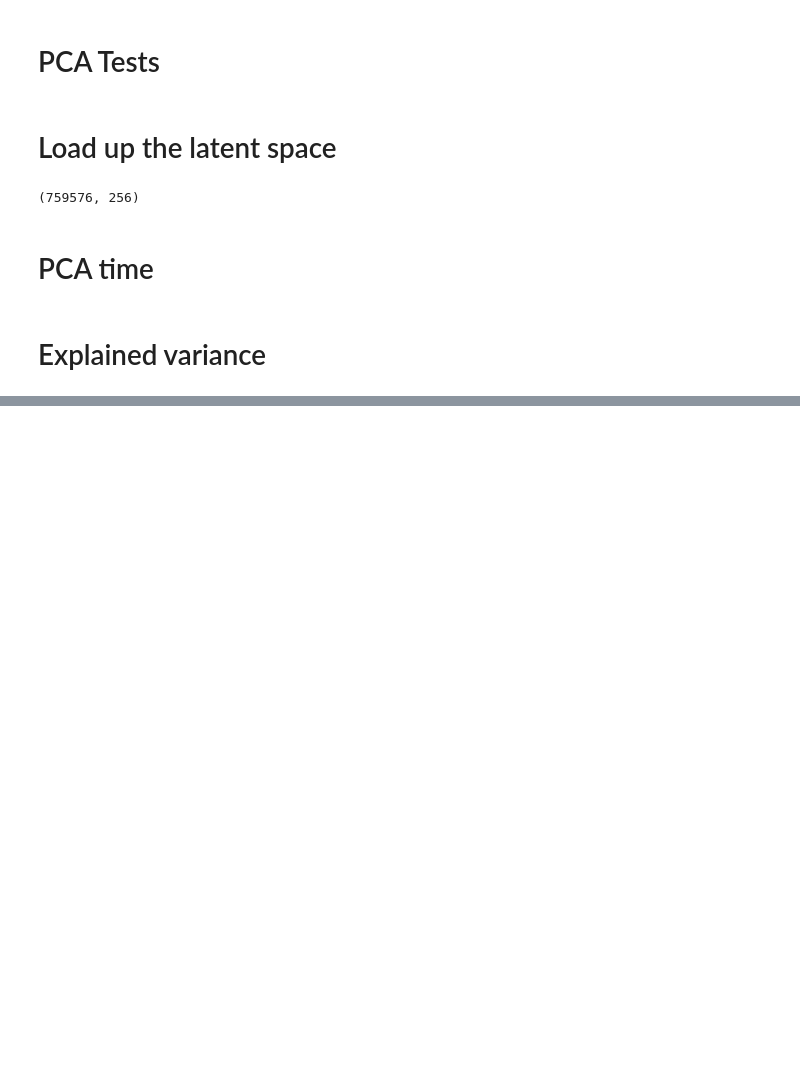
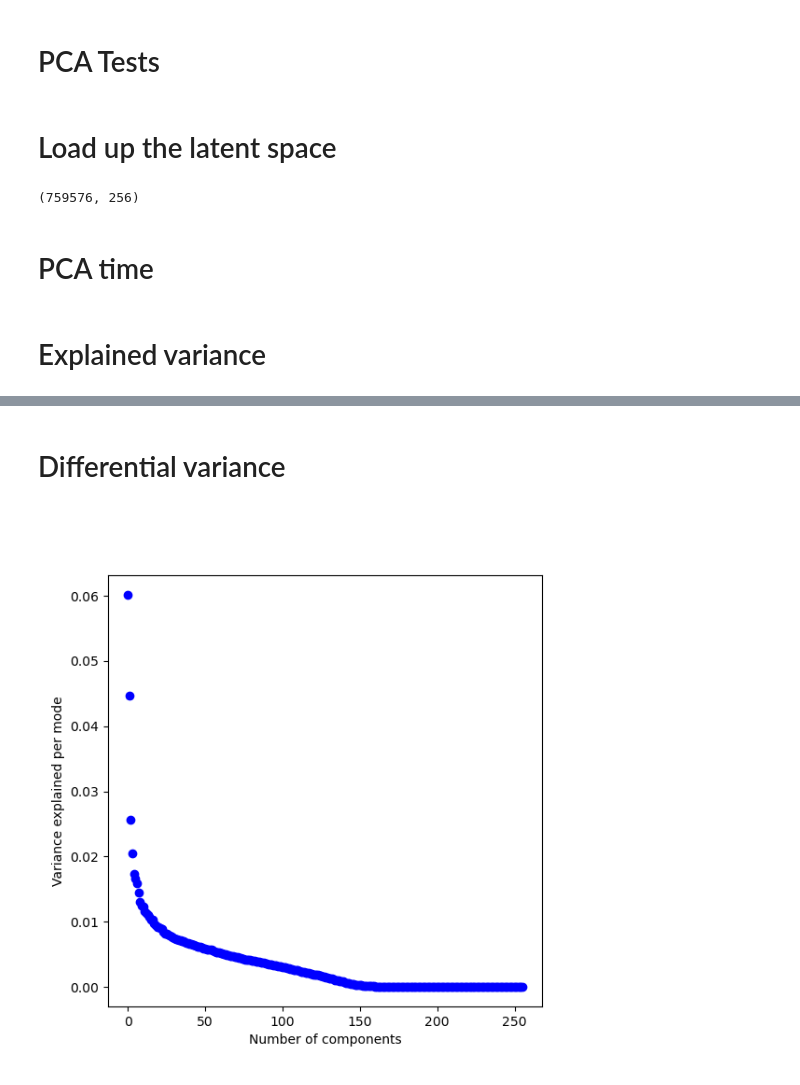
Before and after one commit to AI-for-Ocean-Science/nenya, a Jupyter notebook: nb/PCA_Tests.ipynb, the cells around one changed output, grey strips where cells are left out. Drawn from its saved outputs; the diff is of its cells as text; code cells hidden in the pictures; blank space fills up the shorter version.

```diff
--- a/nb/PCA_Tests.ipynb
+++ b/nb/PCA_Tests.ipynb
@@ -61,0 +62,20 @@ plt.show()
+# %% [markdown]
+# Differential variance
+# %%
+fig = plt.figure(figsize=(6,6))
+ax = plt.gca()
+#
+ax.plot(pca_fit.explained_variance_, 'ob')
+# Label
+ax.set_ylabel('Variance explained per mode')
+ax.set_xlabel('Number of components')
+#
+#ax.set_xlim(0,10.)
+log = False
+if log:
+    ax.set_xscale('log')
+    ax.set_yscale('log')
+#
+plt.show()
+# %% [output]
+[figure, added]
```
Also changed, not shown: parts of 3 cells of this notebook.
